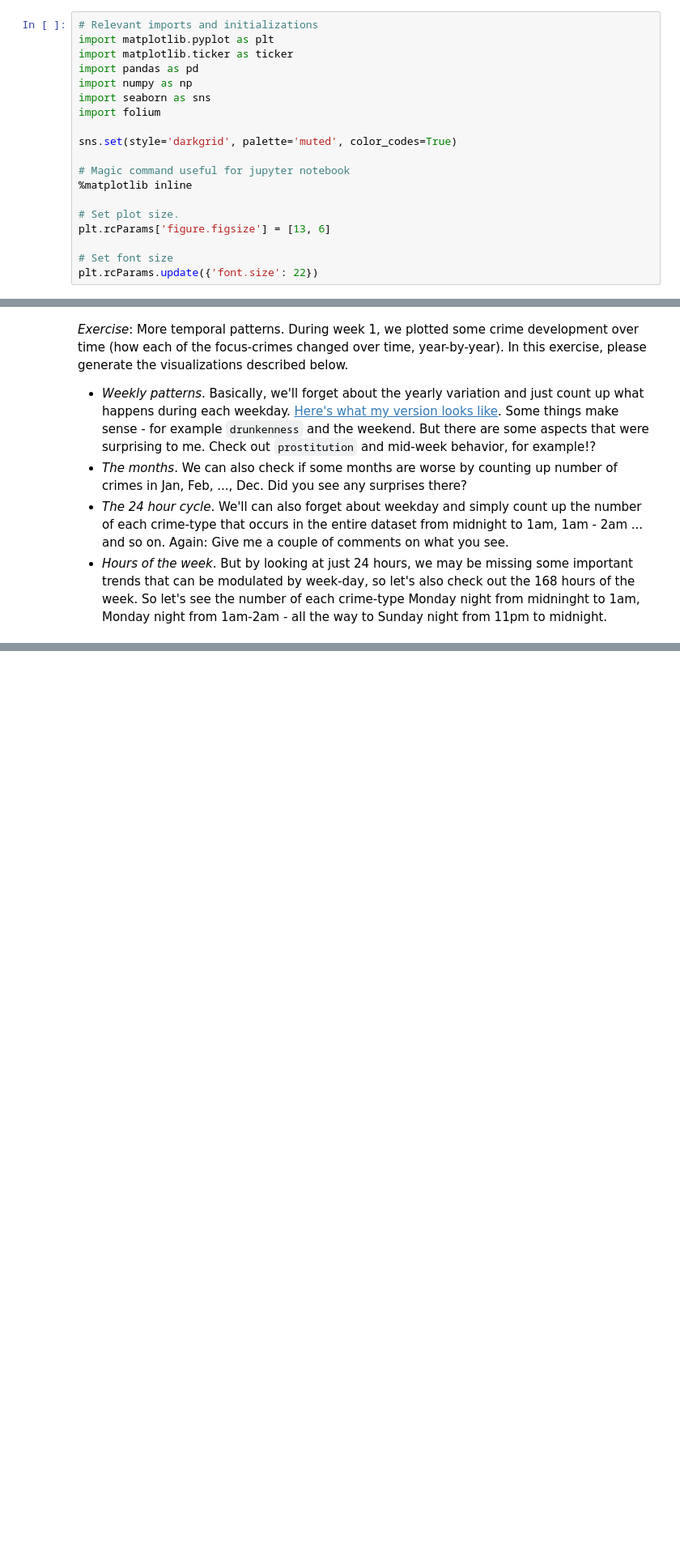
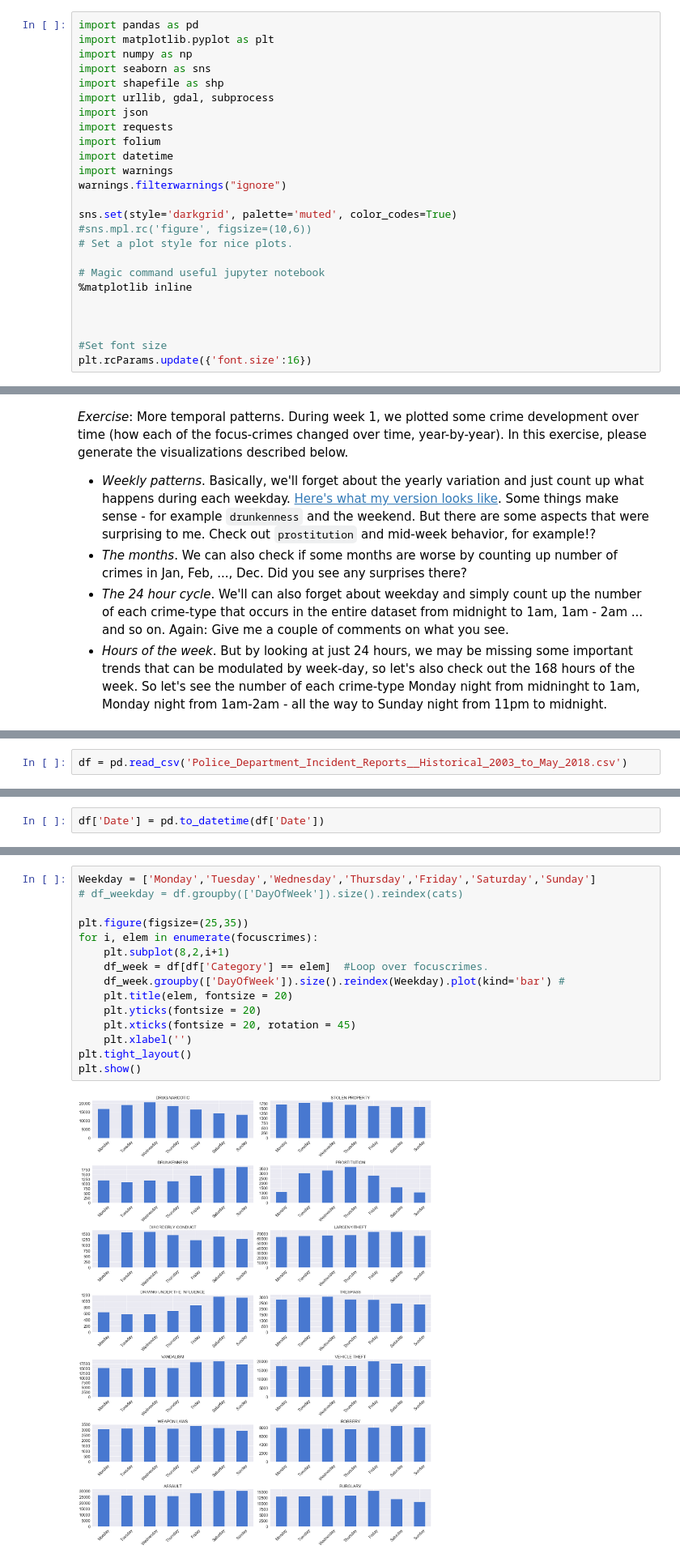
Before and after one commit to Strandgaard96/vehicle_collision_webpage, a Jupyter notebook: Assignment1.ipynb, the cells around one changed output, grey strips where cells are left out. Shown at 81% size. Saved outputs shown, nothing was run; the diff lists cells and outputs as text; blank space fills up the shorter version.

Commit message:
Samlet notebook

```diff
--- a/Assignment1.ipynb
+++ b/Assignment1.ipynb
@@ -1,24 +1,30 @@
 # %% [markdown]
 # Assignment 1.
 # %%
-# Relevant imports and initializations
+import pandas as pd
 import matplotlib.pyplot as plt
-import matplotlib.ticker as ticker
-import pandas as pd
 import numpy as np
 import seaborn as sns
+import shapefile as shp
+import urllib, gdal, subprocess
+import json
+import requests
 import folium
+import datetime
+import warnings
+warnings.filterwarnings("ignore")
 
 sns.set(style='darkgrid', palette='muted', color_codes=True)
+#sns.mpl.rc('figure', figsize=(10,6))
+# Set a plot style for nice plots.
 
-# Magic command useful for jupyter notebook
+# Magic command useful jupyter notebook
 %matplotlib inline
 
-# Set plot size.
-plt.rcParams['figure.figsize'] = [13, 6]
 
-# Set font size
-plt.rcParams.update({'font.size': 22})
+
+#Set font size
+plt.rcParams.update({'font.size':16})
 # %% [markdown]
 ## Part 1: Temporal Patterns
 
@@ -49,0 +41,2 @@ First we load the data and make sure we have the appropriate data types for each
+# %%
+df = pd.read_csv('Police_Department_Incident_Reports__Historical_2003_to_May_2018.csv')
@@ -49,0 +49,2 @@ First we load the data and make sure we have the appropriate data types for each
+# %%
+df['Date'] = pd.to_datetime(df['Date'])
@@ -49,0 +56,17 @@ First we load the data and make sure we have the appropriate data types for each
+# %%
+Weekday = ['Monday','Tuesday','Wednesday','Thursday','Friday','Saturday','Sunday']
+# df_weekday = df.groupby(['DayOfWeek']).size().reindex(cats)
+
+plt.figure(figsize=(25,35))
+for i, elem in enumerate(focuscrimes):
+    plt.subplot(8,2,i+1)
+    df_week = df[df['Category'] == elem]  #Loop over focuscrimes.
+    df_week.groupby(['DayOfWeek']).size().reindex(Weekday).plot(kind='bar') #
+    plt.title(elem, fontsize = 20)
+    plt.yticks(fontsize = 20)
+    plt.xticks(fontsize = 20, rotation = 45)
+    plt.xlabel('')
+plt.tight_layout()
+plt.show()
+# %% [output]
+[figure, added]
```
Also changed, not shown: parts of 65 cells of this notebook.
